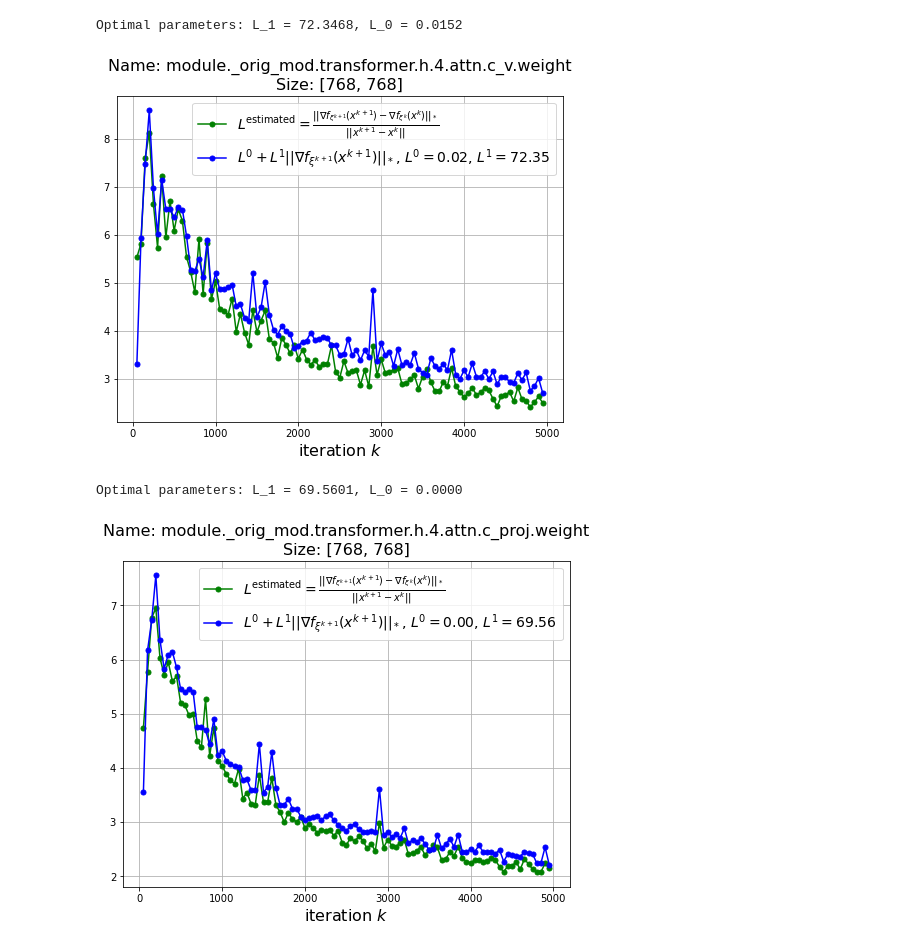
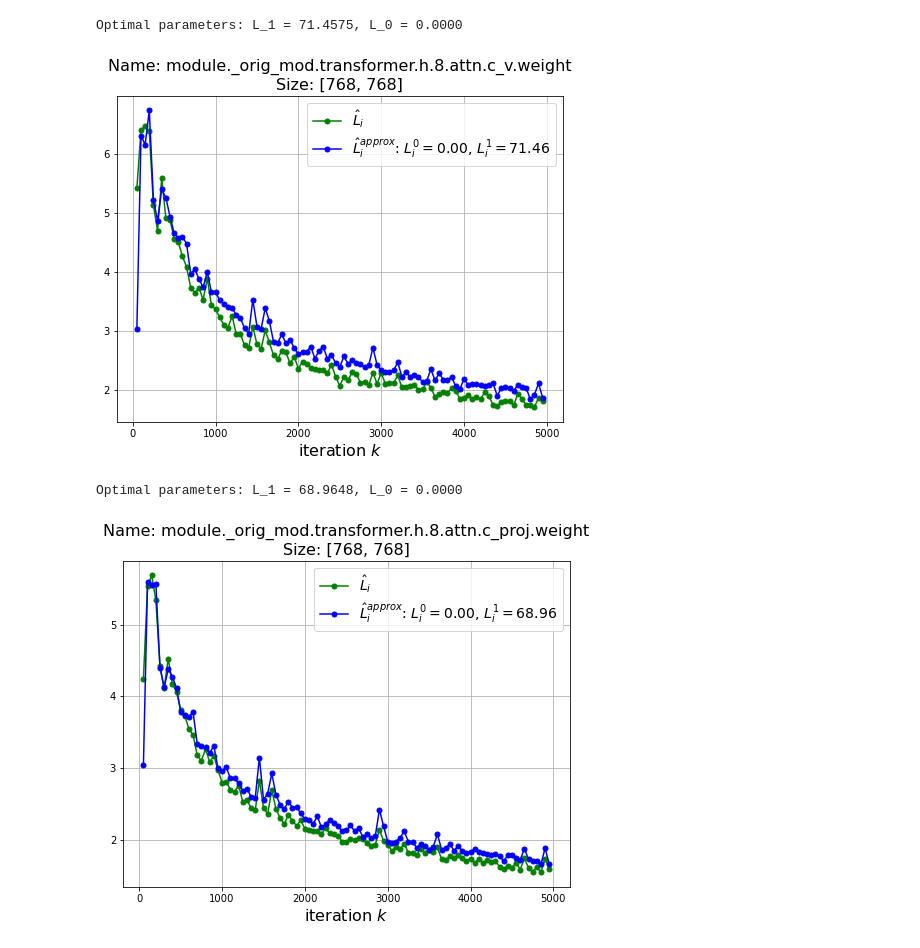
Before and after one commit to artem-riabinin/Experiments-estimating-smoothness-for-NanoGPT-and-CNN-on-CIFAR10, a Jupyter notebook: plots/L0L1-nanogpt/L0L1-nanogpt.ipynb, the cells around one changed output. Cells and saved outputs as stored; diff of their text form; code cells hidden in the pictures.

```diff
--- a/plots/L0L1-nanogpt/L0L1-nanogpt.ipynb
+++ b/plots/L0L1-nanogpt/L0L1-nanogpt.ipynb
@@ -7,7 +7,7 @@ from scipy.optimize import minimize
 def fit_positive_linear(x, y):
     x = np.asarray(x)
     y = np.asarray(y)
-    penalty_weight = 10
+    penalty_weight = 5
 
     # Loss function (mean squared error)
     def loss(params):
@@ -35,7 +35,7 @@ L_estimated_values = []
 norm_grad_values = []
 
 # Regular expression pattern to match L_estimated and norm_grad lines
-pattern = re.compile(r"step:\d+/\d+ \(24\) L_estimated: ([\d\.]+) norm_grad: ([\d\.]+)")
+pattern = re.compile(r"step:\d+/\d+ \(48\) L_estimated: ([\d\.]+) norm_grad: ([\d\.]+)")
 
 # Read the log file and extract values
 with open(log_file_path, "r") as file:
@@ -57,13 +57,13 @@ x = np.arange(50, 4951, 50)
 # Plot results
 
 plt.figure(figsize=(8, 6))
-plt.plot(x, y_actual, 'o-', markersize=5, label=r'$L^{\mathrm{estimated}} = \frac{||\nabla f_{\xi^{k+1}}(x^{k+1}) - \nabla f_{\xi^{k}}(x^k)||_*}{||x^{k+1} - x^{k}||}$', color='green')
+plt.plot(x, y_actual, 'o-', markersize=5, label=r'$\hat{L}_i$', color='green')
 plt.plot(x, y_predicted, 'o-', markersize=5,
-         label = r'$L^0 + L^1 ||\nabla f_{\xi^{k+1}}(x^{k+1})||_*$' + f', $L^0 = {b:.2f}$, $L^1 = {a:.2f}$', color='blue')
+         label = r'$\hat{L}^{approx}_i$' + f': $L_i^0 = {b:.2f}$, $L_i^1 = {a:.2f}$', color='blue')
 plt.xlabel('iteration $k$', fontsize=16)
 plt.legend(fontsize=14)
 plt.grid()
-plt.title('Name: module._orig_mod.transformer.h.4.attn.c_q.weight\nSize: [768, 768]', fontsize=16)
-plt.savefig('plot1.pdf', format='pdf')
+plt.title('Name: module._orig_mod.transformer.h.8.attn.c_q.weight\nSize: [768, 768]', fontsize=16)
+plt.savefig('plot1_1.pdf', format='pdf')
 plt.show()
 # %% [output]
@@ -78,7 +78,7 @@ L_estimated_values = []
 norm_grad_values = []
 
 # Regular expression pattern to match L_estimated and norm_grad lines
-pattern = re.compile(r"step:\d+/\d+ \(25\) L_estimated: ([\d\.]+) norm_grad: ([\d\.]+)")
+pattern = re.compile(r"step:\d+/\d+ \(49\) L_estimated: ([\d\.]+) norm_grad: ([\d\.]+)")
 
 # Read the log file and extract values
 with open(log_file_path, "r") as file:
@@ -100,13 +100,13 @@ x = np.arange(50, 4951, 50)
 # Plot results
 
 plt.figure(figsize=(8, 6))
-plt.plot(x, y_actual, 'o-', markersize=5, label=r'$L^{\mathrm{estimated}} = \frac{||\nabla f_{\xi^{k+1}}(x^{k+1}) - \nabla f_{\xi^{k}}(x^k)||_*}{||x^{k+1} - x^{k}||}$', color='green')
+plt.plot(x, y_actual, 'o-', markersize=5, label=r'$\hat{L}_i$', color='green')
 plt.plot(x, y_predicted, 'o-', markersize=5,
-         label = r'$L^0 + L^1 ||\nabla f_{\xi^{k+1}}(x^{k+1})||_*$' + f', $L^0 = {b:.2f}$, $L^1 = {a:.2f}$', color='blue')
+         label = r'$\hat{L}^{approx}_i$' + f': $L_i^0 = {b:.2f}$, $L_i^1 = {a:.2f}$', color='blue')
 plt.xlabel('iteration $k$', fontsize=16)
 plt.legend(fontsize=14)
 plt.grid()
-plt.title('Name: module._orig_mod.transformer.h.4.attn.c_k.weight\nSize: [768, 768]', fontsize=16)
-plt.savefig('plot2.pdf', format='pdf')
+plt.title('Name: module._orig_mod.transformer.h.8.attn.c_k.weight\nSize: [768, 768]', fontsize=16)
+plt.savefig('plot2_1.pdf', format='pdf')
 plt.show()
 # %% [output]
@@ -121,40 +121,40 @@ L_estimated_values = []
 norm_grad_values = []
 
 # Regular expression pattern to match L_estimated and norm_grad lines
-pattern = re.compile(r"step:\d+/\d+ \(26\) L_estimated: ([\d\.]+) norm_grad: ([\d\.]+)")
+pattern = re.compile(r"step:\d+/\d+ \(50\) L_estimated: ([\d\.]+) norm_grad: ([\d\.]+)")
 
 # Read the log file and extract values
 with open(log_file_path, "r") as file:
     for line in file:
         match = pattern.search(line)
         if match:
             L_estimated_values.append(float(match.group(1)))  # Extract and convert to float
             norm_grad_values.append(float(match.group(2)))    # Extract and convert to float
 
 # Use extracted values from log file
 a, b = fit_positive_linear(norm_grad_values, L_estimated_values)
 print(f"Optimal parameters: L_1 = {a:.4f}, L_0 = {b:.4f}")
 
 # Compute vectors
 y_actual = np.array(L_estimated_values)
 y_predicted = a * np.array(norm_grad_values) + b
 x = np.arange(50, 4951, 50)
 
 # Plot results
 
 plt.figure(figsize=(8, 6))
-plt.plot(x, y_actual, 'o-', markersize=5, label=r'$L^{\mathrm{estimated}} = \frac{||\nabla f_{\xi^{k+1}}(x^{k+1}) - \nabla f_{\xi^{k}}(x^k)||_*}{||x^{k+1} - x^{k}||}$', color='green')
+plt.plot(x, y_actual, 'o-', markersize=5, label=r'$\hat{L}_i$', color='green')
 plt.plot(x, y_predicted, 'o-', markersize=5,
-         label = r'$L^0 + L^1 ||\nabla f_{\xi^{k+1}}(x^{k+1})||_*$' + f', $L^0 = {b:.2f}$, $L^1 = {a:.2f}$', color='blue')
+         label = r'$\hat{L}^{approx}_i$' + f': $L_i^0 = {b:.2f}$, $L_i^1 = {a:.2f}$', color='blue')
 plt.xlabel('iteration $k$', fontsize=16)
 plt.legend(fontsize=14)
 plt.grid()
-plt.title('Name: module._orig_mod.transformer.h.4.attn.c_v.weight\nSize: [768, 768]', fontsize=16)
-plt.savefig('plot3.pdf', format='pdf')
+plt.title('Name: module._orig_mod.transformer.h.8.attn.c_v.weight\nSize: [768, 768]', fontsize=16)
+plt.savefig('plot3_1.pdf', format='pdf')
 plt.show()
 # %% [output]
-Optimal parameters: L_1 = 72.3468, L_0 = 0.0152
+Optimal parameters: L_1 = 71.4575, L_0 = 0.0000
-[figure, old version]
+[figure, new version]
 # %%
 # Sample log file path
 log_file_path = "output.txt"  # Change this to your actual log file path
@@ -164,7 +164,7 @@ L_estimated_values = []
 norm_grad_values = []
 
 # Regular expression pattern to match L_estimated and norm_grad lines
-pattern = re.compile(r"step:\d+/\d+ \(27\) L_estimated: ([\d\.]+) norm_grad: ([\d\.]+)")
+pattern = re.compile(r"step:\d+/\d+ \(51\) L_estimated: ([\d\.]+) norm_grad: ([\d\.]+)")
 
 # Read the log file and extract values
 with open(log_file_path, "r") as file:
@@ -186,18 +186,18 @@ x = np.arange(50, 4951, 50)
 # Plot results
 
 plt.figure(figsize=(8, 6))
-plt.plot(x, y_actual, 'o-', markersize=5, label=r'$L^{\mathrm{estimated}} = \frac{||\nabla f_{\xi^{k+1}}(x^{k+1}) - \nabla f_{\xi^{k}}(x^k)||_*}{||x^{k+1} - x^{k}||}$', color='green')
+plt.plot(x, y_actual, 'o-', markersize=5, label=r'$\hat{L}_i$', color='green')
 plt.plot(x, y_predicted, 'o-', markersize=5,
-         label = r'$L^0 + L^1 ||\nabla f_{\xi^{k+1}}(x^{k+1})||_*$' + f', $L^0 = {b:.2f}$, $L^1 = {a:.2f}$', color='blue')
+         label = r'$\hat{L}^{approx}_i$' + f': $L_i^0 = {b:.2f}$, $L_i^1 = {a:.2f}$', color='blue')
 plt.xlabel('iteration $k$', fontsize=16)
 plt.legend(fontsize=14)
 plt.grid()
-plt.title('Name: module._orig_mod.transformer.h.4.attn.c_proj.weight\nSize: [768, 768]', fontsize=16)
-plt.savefig('plot4.pdf', format='pdf')
+plt.title('Name: module._orig_mod.transformer.h.8.attn.c_proj.weight\nSize: [768, 768]', fontsize=16)
+plt.savefig('plot4_1.pdf', format='pdf')
 plt.show()
 # %% [output]
-Optimal parameters: L_1 = 69.5601, L_0 = 0.0000
+Optimal parameters: L_1 = 68.9648, L_0 = 0.0000
-[figure, old version]
+[figure, new version]
 # %%
 # Sample log file path
 log_file_path = "output.txt"  # Change this to your actual log file path
```
Also changed, not shown: parts of 5 cells of this notebook, 1 other file.
